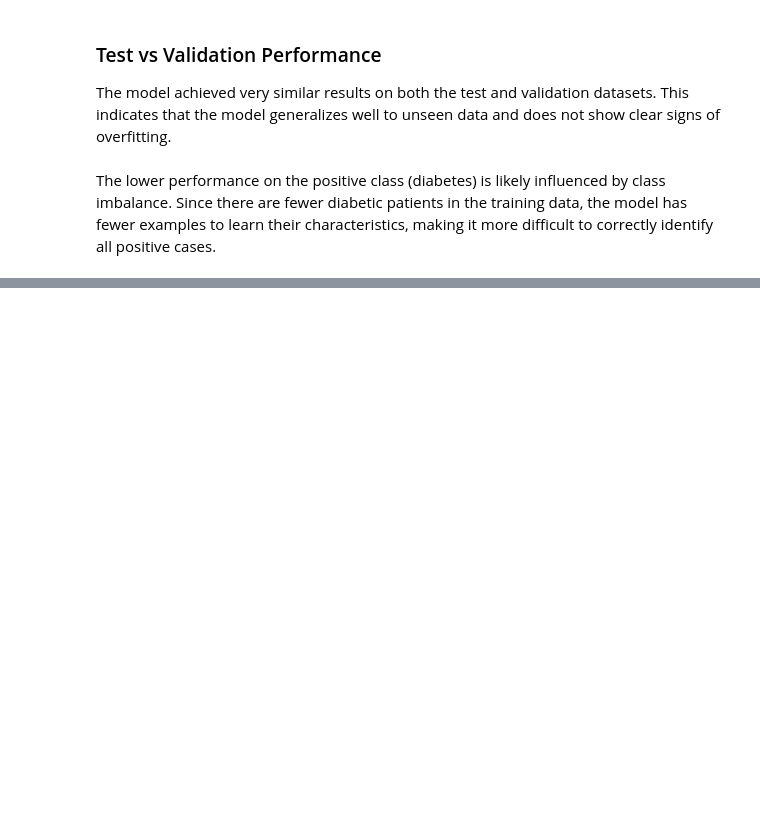
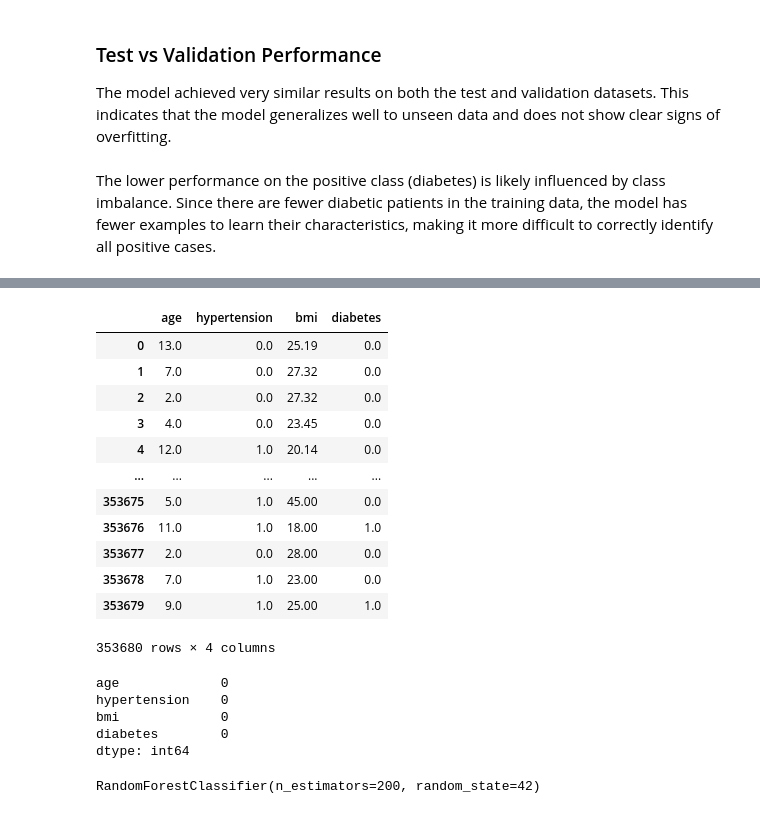
Before and after one commit to plamensve/SU_ML_RETAKE_EXAM_2026, a Jupyter notebook: notebooks/04_modeling.ipynb, the cells around one changed output, grey strips where cells are left out. Drawn from its saved outputs; the diff is of its cells as text; code cells hidden in the pictures; blank space fills up the shorter version.

```diff
--- a/notebooks/04_modeling.ipynb
+++ b/notebooks/04_modeling.ipynb
@@ -626,0 +706,25 @@ The lower performance on the positive class (diabetes) is likely influenced by c
+# %%
+combined_dataset_for_training
+# %% [output]
+|  | age | hypertension | bmi | diabetes |
+| 0 | 13.0 | 0.0 | 25.19 | 0.0 |
+| 1 | 7.0 | 0.0 | 27.32 | 0.0 |
+| 2 | 2.0 | 0.0 | 27.32 | 0.0 |
+| 3 | 4.0 | 0.0 | 23.45 | 0.0 |
+| 4 | 12.0 | 1.0 | 20.14 | 0.0 |
+| ... | ... | ... | ... | ... |
+| 353675 | 5.0 | 1.0 | 45.00 | 0.0 |
+| 353676 | 11.0 | 1.0 | 18.00 | 1.0 |
+| 353677 | 2.0 | 0.0 | 28.00 | 0.0 |
+| 353678 | 7.0 | 1.0 | 23.00 | 0.0 |
+| 353679 | 9.0 | 1.0 | 25.00 | 1.0 |
+353680 rows × 4 columns
+# %%
+combined_dataset_for_training = combined_dataset[['age', 'hypertension', 'bmi', 'diabetes']]
+combined_dataset_for_training.isna().sum()
+# %% [output]
+age             0
+hypertension    0
+bmi             0
+diabetes        0
+dtype: int64
@@ -626,0 +741,4 @@ The lower performance on the positive class (diabetes) is likely influenced by c
+# %%
+comb_rf_model.fit(X_train, y_train)
+# %% [output]
+RandomForestClassifier(n_estimators=200, random_state=42)
```
Also changed, not shown: parts of 15 cells of this notebook, 4 other files.
